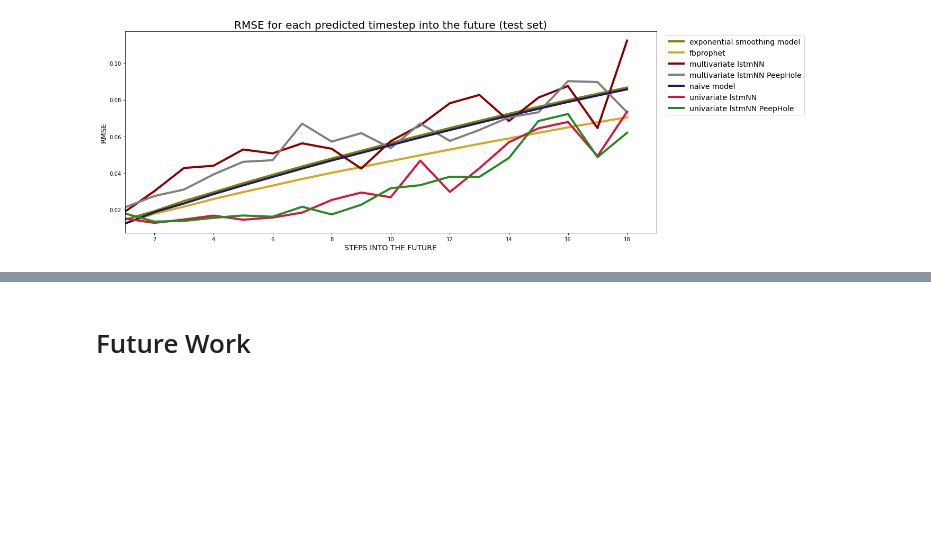
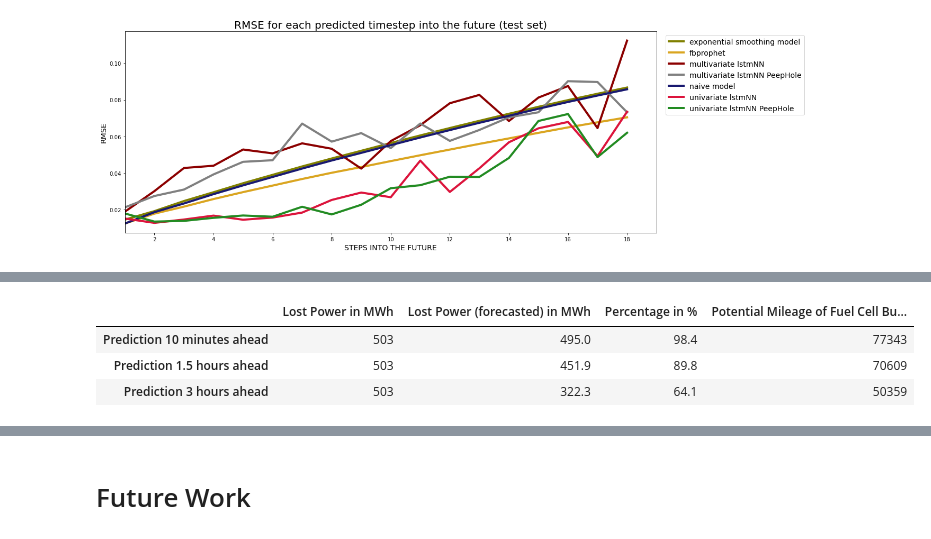
Before and after one commit to Tjade27/FeedInMngmt_prediction, a Jupyter notebook: FeedInMngmt_Results.ipynb, the cells around one changed output, grey strips where cells are left out. Saved outputs shown, nothing was run; the diff lists cells and outputs as text; code cells hidden in the pictures; blank space fills up the shorter version.

```diff
--- a/FeedInMngmt_Results.ipynb
+++ b/FeedInMngmt_Results.ipynb
@@ -200,0 +219,55 @@ mape_val.round(2)
+# %%
+# loading predictions and observed values of best performing model on test data
+df_uni_lstm_peephole_test_pred = pd.read_csv("./Results/uni_lstm_peephole_test_predictions.csv")
+df_uni_lstm_peephole_test_test = pd.read_csv("./Results/uni_lstm_peephole_test_values.csv")
+# concatenating the columns that will be analyzed
+combined_df = pd.concat([df_uni_lstm_peephole_test_pred["y_test_pred Step 1"],
+                         df_uni_lstm_peephole_test_pred["y_test_pred Step 9"],
+                         df_uni_lstm_peephole_test_pred["y_test_pred Step 18"],
+                         df_uni_lstm_peephole_test_test["y_test_observed Step 1"],
+                         df_uni_lstm_peephole_test_test["y_test_observed Step 9"],
+                         df_uni_lstm_peephole_test_test["y_test_observed Step 18"]], axis=1)
+
+# grabbing the time series that need to be integrated
+y1_forecasted = combined_df[['y_test_pred Step 1','y_test_observed Step 1']].min(axis=1)
+y9_forecasted = combined_df[['y_test_pred Step 9','y_test_observed Step 9']].min(axis=1)
+y18_forecasted = combined_df[['y_test_pred Step 18','y_test_observed Step 18']].min(axis=1)
+y1_actual = combined_df['y_test_observed Step 1']
+y9_actual = combined_df['y_test_observed Step 9']
+y18_actual = combined_df['y_test_observed Step 18']
+
+# calculating the power loss that could have been predicted for the 10-day test set, if forecasts
+# were taken 10 minutes, 1.5 hours or 3 hours ahead
+accumulated_predicted_loss1 = round((22.8 * simps(y1_forecasted, dx=1/6)),1)
+accumulated_predicted_loss9 = round((22.8 * simps(y9_forecasted, dx=1/6)),1)
+accumulated_predicted_loss18 = round((22.8 * simps(y18_forecasted, dx=1/6)),1)
+accumulated_predicted_loss = [accumulated_predicted_loss1,accumulated_predicted_loss9,accumulated_predicted_loss18]
+
+# calculating the actual power loss for the 10-day test set
+accumulated_actual_loss1 = int((22.8 * simps(y1_actual, dx=1/6)))
+accumulated_actual_loss9 = int((22.8 * simps(y9_actual, dx=1/6)))
+accumulated_actual_loss18 = int((22.8 * simps(y18_actual, dx=1/6)))
+accumulated_actual_loss = [accumulated_actual_loss1,accumulated_actual_loss9,accumulated_actual_loss18]
+
+# calculating the percentage of power loss that could have been predicted
+percentage_predicted1 = round((accumulated_predicted_loss1 / accumulated_actual_loss1)*100,1)
+percentage_predicted9 = round((accumulated_predicted_loss9 / accumulated_actual_loss9)*100,1)
+percentage_predicted18 = round((accumulated_predicted_loss18 / accumulated_actual_loss18)*100,1)
+percentage_predicted = [percentage_predicted1,percentage_predicted9,percentage_predicted18]
+
+# converting the saved power into the mileage that a fuel cell bus could otherwise have achieved
+buskilometers1 = int((accumulated_predicted_loss1 / (48/1000) * (300/40)))
+buskilometers9 = int((accumulated_predicted_loss9 / (48/1000) * (300/40)))
+buskilometers18 = int((accumulated_predicted_loss18 / (48/1000) * (300/40)))
+buskliometers = [buskilometers1,buskilometers9,buskilometers18]
+
+data_tuples = list(zip(accumulated_actual_loss,accumulated_predicted_loss,percentage_predicted,buskliometers))
+results = pd.DataFrame(data_tuples, columns=['Lost Power in MWh','Lost Power (forecasted) in MWh'
+                                             ,'Percentage in %','Potential Mileage of Fuel Cell Bus in km'],
+                       index = ["Prediction 10 minutes ahead","Prediction 1.5 hours ahead","Prediction 3 hours ahead"])
+results
+# %% [output]
+|  | Lost Power in MWh | Lost Power (forecasted) in MWh | Percentage in % | Potential Mileage of Fuel Cell Bu... |
+| Prediction 10 minutes ahead | 503 | 495.0 | 98.4 | 77343 |
+| Prediction 1.5 hours ahead | 503 | 451.9 | 89.8 | 70609 |
+| Prediction 3 hours ahead | 503 | 322.3 | 64.1 | 50359 |
```
Also changed, not shown: parts of 6 cells of this notebook, 3 other files.
